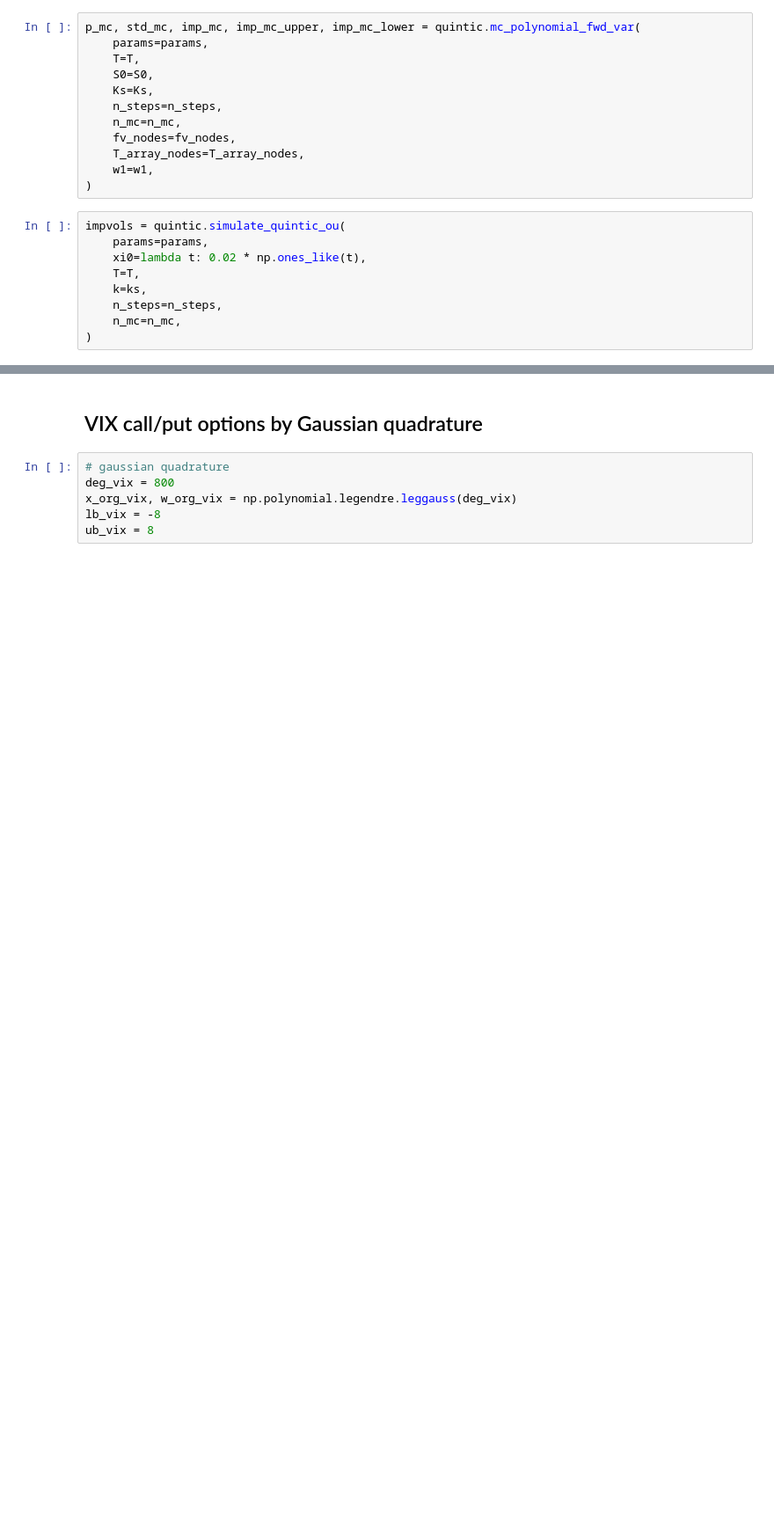
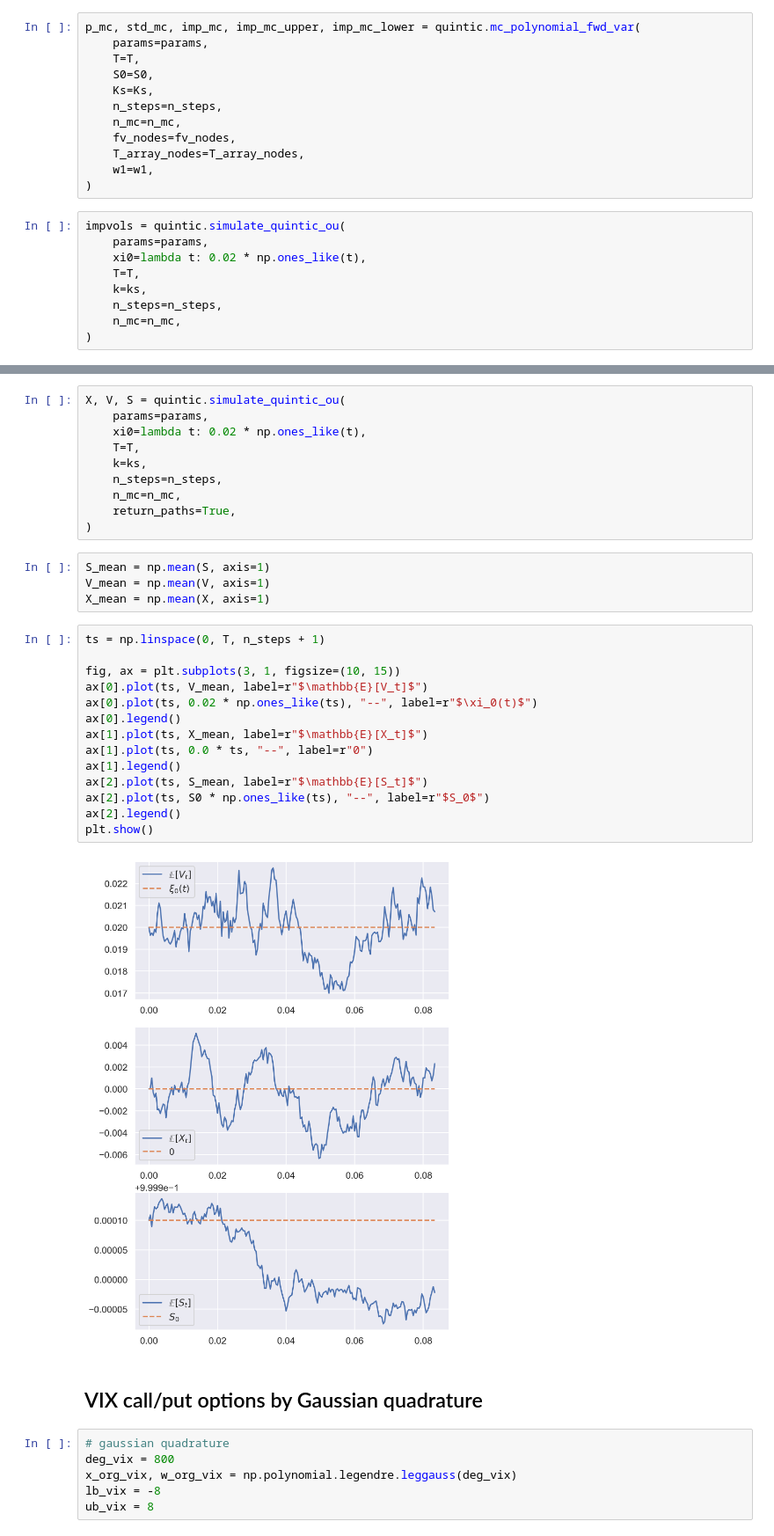
Before and after one commit to fbourgey/quintic-ou, a Jupyter notebook: quintic_ou.ipynb, the cells around one changed output, grey strips where cells are left out. Shown: that part at 88% size. Saved outputs shown, nothing was run; the diff lists cells and outputs as text; blank space fills up the shorter version.

```diff
--- a/quintic_ou.ipynb
+++ b/quintic_ou.ipynb
@@ -161,3 +161,33 @@ plt.show()
+# %%
+X, V, S = quintic.simulate_quintic_ou(
+    params=params,
+    xi0=lambda t: 0.02 * np.ones_like(t),
+    T=T,
+    k=ks,
+    n_steps=n_steps,
+    n_mc=n_mc,
+    return_paths=True,
+)
+# %%
+S_mean = np.mean(S, axis=1)
+V_mean = np.mean(V, axis=1)
+X_mean = np.mean(X, axis=1)
+# %%
+ts = np.linspace(0, T, n_steps + 1)
+
+fig, ax = plt.subplots(3, 1, figsize=(10, 15))
+ax[0].plot(ts, V_mean, label=r"$\mathbb{E}[V_t]$")
+ax[0].plot(ts, 0.02 * np.ones_like(ts), "--", label=r"$\xi_0(t)$")
+ax[0].legend()
+ax[1].plot(ts, X_mean, label=r"$\mathbb{E}[X_t]$")
+ax[1].plot(ts, 0.0 * ts, "--", label=r"0")
+ax[1].legend()
+ax[2].plot(ts, S_mean, label=r"$\mathbb{E}[S_t]$")
+ax[2].plot(ts, S0 * np.ones_like(ts), "--", label=r"$S_0$")
+ax[2].legend()
+plt.show()
+# %% [output]
+[figure, added]
 # %% [markdown]
 ## VIX call/put options by Gaussian quadrature
 # %%
```
Also changed, not shown: parts of 6 cells of this notebook, 1 other file.
